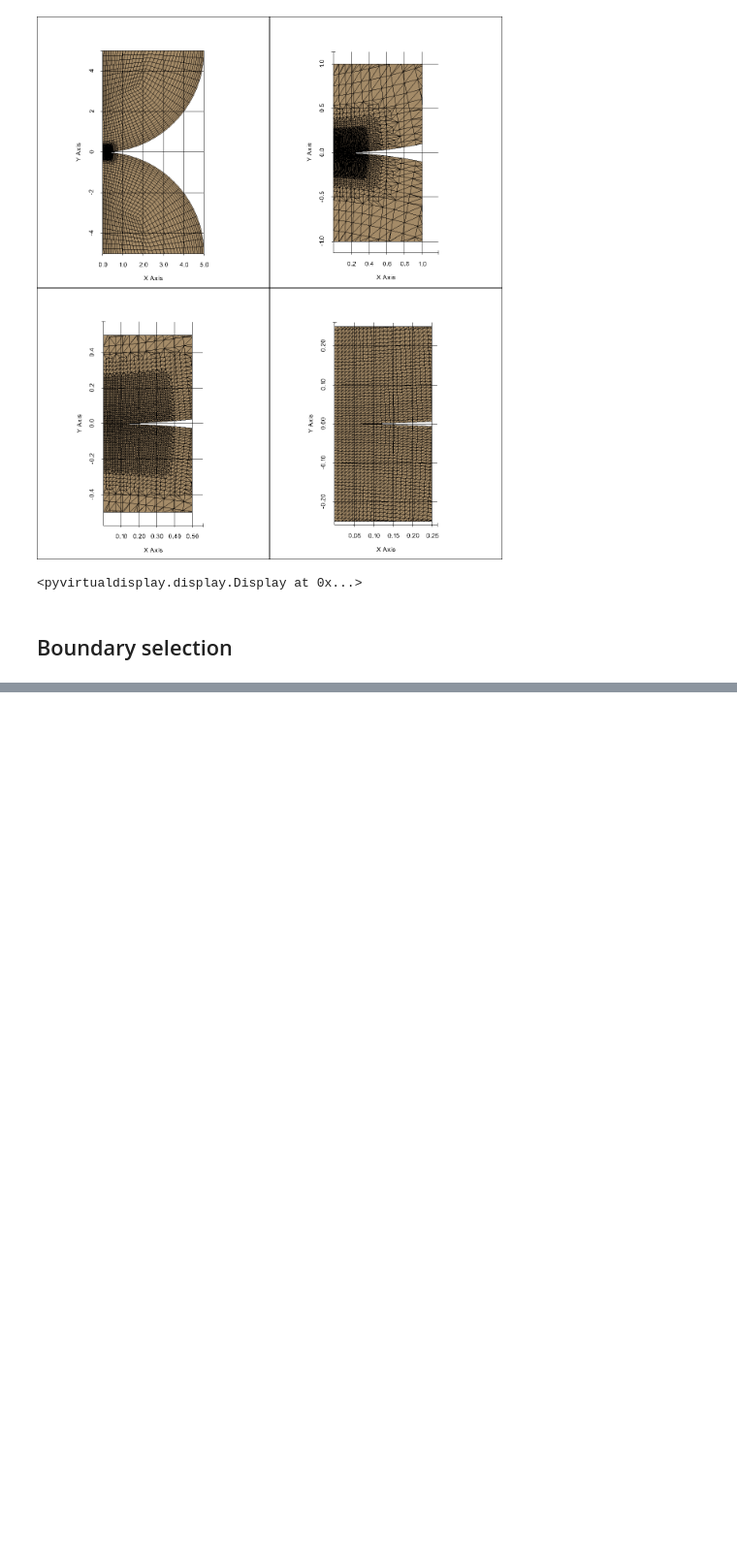
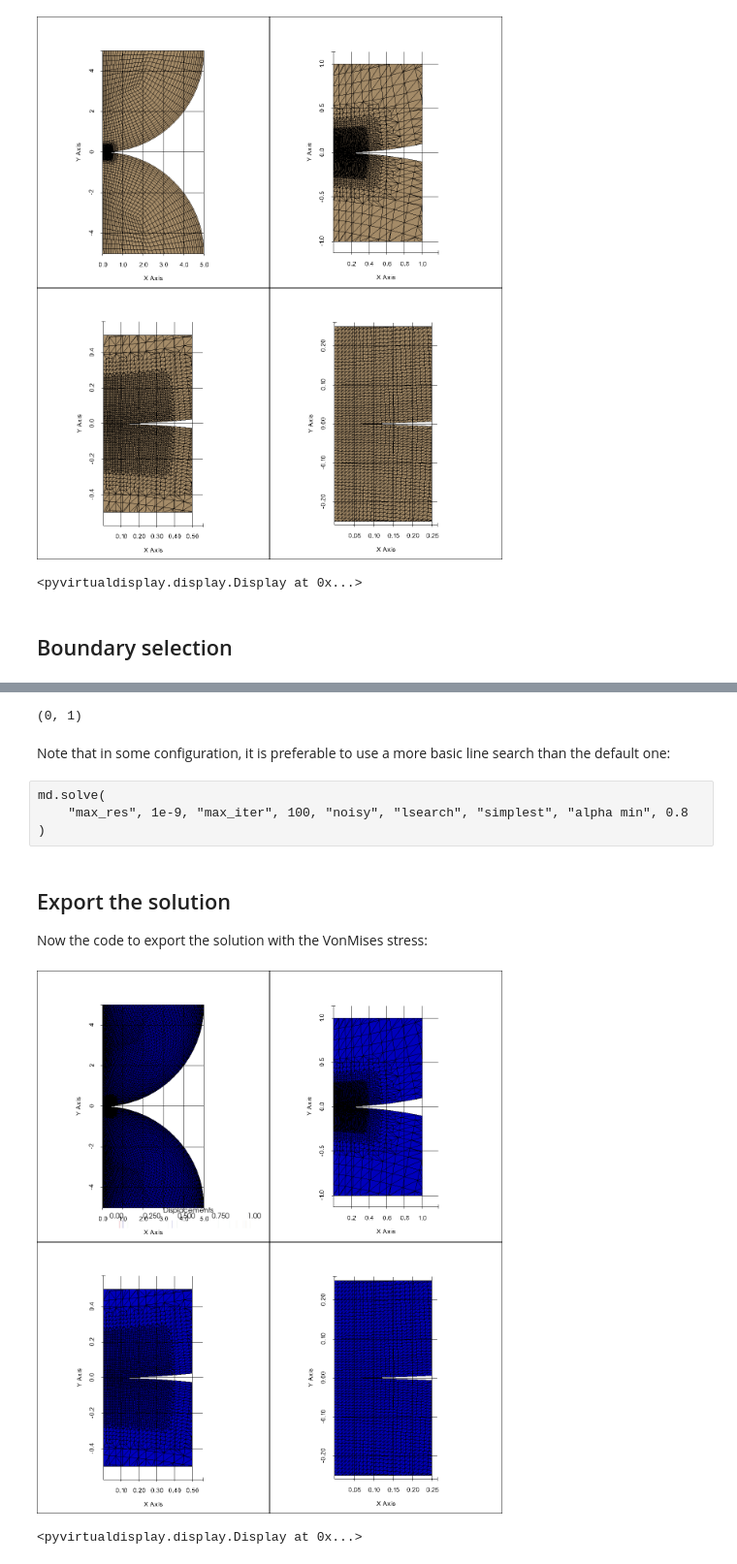
Before and after one commit to tkoyama010/awesome-getfem, a Jupyter notebook: doc/hertz.ipynb, the cells around one changed output, grey strips where cells are left out. Shown at 97% size. Cells and saved outputs as stored; diff of their text form; code cells hidden in the pictures; blank space fills up the shorter version.

```diff
--- a/doc/hertz.ipynb
+++ b/doc/hertz.ipynb
@@ -92,0 +287,14 @@ We have to select the different parts of the boundary where we will set some bou
+# %%
+md.solve("max_res", 1e-9, "max_iter", 100, "noisy")
+# %% [output]
+(0, 1)
+# %% [markdown]
+Note that in some configuration, it is preferable to use a more basic line search than the default one:
+# %% [raw]
+md.solve(
+    "max_res", 1e-9, "max_iter", 100, "noisy", "lsearch", "simplest", "alpha min", 0.8
+)
+# %% [markdown]
+## Export the solution
+
+Now the code to export the solution with the VonMises stress:
@@ -92,0 +330,41 @@ We have to select the different parts of the boundary where we will set some bou
+# %%
+display = Display(visible=0, size=(1024, 1024))
+display.start()
+
+m1 = pv.read("displacement_with_von_mises1.vtk")
+m2 = pv.read("displacement_with_von_mises2.vtk")
+p = pv.Plotter(shape=(2, 2))
+p.subplot(0, 0)
+p.add_mesh(m1, show_edges=True)
+p.add_mesh(m2, show_edges=True)
+p.show_grid()
+p.subplot(0, 1)
+p.add_mesh(
+    m1.clip_box([-1.0, 1.0, -1.0, 1.0, -1.0, 1.0], invert=False), show_edges=True
+)
+p.add_mesh(
+    m2.clip_box([-1.0, 1.0, -1.0, 1.0, -1.0, 1.0], invert=False), show_edges=True
+)
+p.show_grid()
+p.subplot(1, 0)
+p.add_mesh(
+    m1.clip_box([-0.5, 0.5, -0.5, 0.5, -0.5, 0.5], invert=False), show_edges=True
+)
+p.add_mesh(
+    m2.clip_box([-0.5, 0.5, -0.5, 0.5, -0.5, 0.5], invert=False), show_edges=True
+)
+p.show_grid()
+p.subplot(1, 1)
+p.add_mesh(
+    m1.clip_box([-0.25, 0.25, -0.25, 0.25, -0.25, 0.25], invert=False), show_edges=True
+)
+p.add_mesh(
+    m2.clip_box([-0.25, 0.25, -0.25, 0.25, -0.25, 0.25], invert=False), show_edges=True
+)
+p.show_grid()
+p.show(screenshot="mesh.png", window_size=[1200, 1400], cpos="xy")
+
+display.stop()
+# %% [output]
+[figure, added]
+<pyvirtualdisplay.display.Display at 0x...>
```
Also changed, not shown: parts of 31 cells of this notebook.
